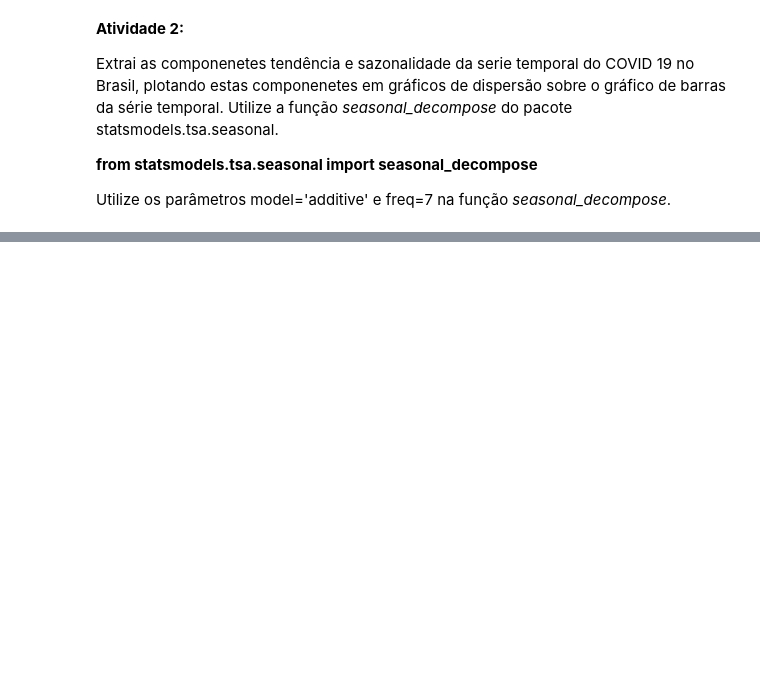
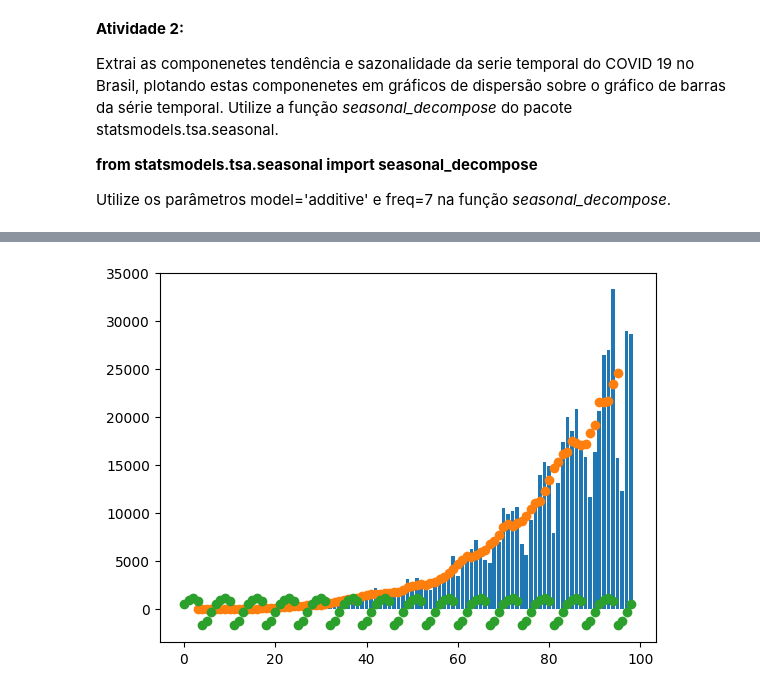
Before and after one commit to viniciusrodriguesai/Machine_learning_exercises, a Jupyter notebook: Second_Practical_Lesson/Prática2_Tendencia_Sazonalidade.ipynb, the cells around one changed output, grey strips where cells are left out. Saved outputs shown, nothing was run; the diff lists cells and outputs as text; code cells hidden in the pictures; blank space fills up the shorter version.

Commit message:
Complete COVID-19 trend and seasonality analysis

```diff
--- a/Second_Practical_Lesson/Prática2_Tendencia_Sazonalidade.ipynb
+++ b/Second_Practical_Lesson/Prática2_Tendencia_Sazonalidade.ipynb
@@ -41,3 +41,22 @@ Extrai as componenetes tendência e sazonalidade da serie temporal do COVID 19 n
 **from statsmodels.tsa.seasonal import seasonal_decompose**
 
 Utilize os parâmetros model='additive' e freq=7 na função *seasonal_decompose*.
+# %%
+%pip install statsmodels
+from statsmodels.tsa.seasonal import seasonal_decompose
+
+resultado = seasonal_decompose(
+    data,
+    model='additive',
+    period=7
+)
+
+tendencia = resultado.trend
+sazonalidade = resultado.seasonal
+
+plt.bar(time, data)
+plt.scatter(time, tendencia)
+plt.scatter(time, sazonalidade)
+
+plt.show()
+# %% [output]
@@ -43,0 +73 @@ Utilize os parâmetros model='additive' e freq=7 na função *seasonal_decompose
+[figure, added]
```
Also changed, not shown: parts of 1 cell of this notebook.
